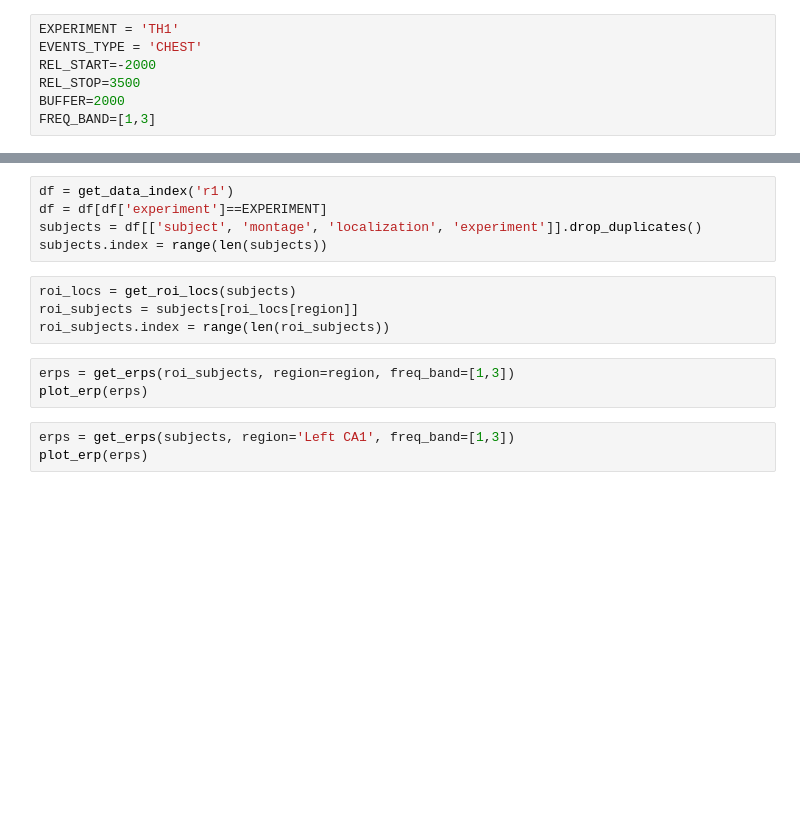
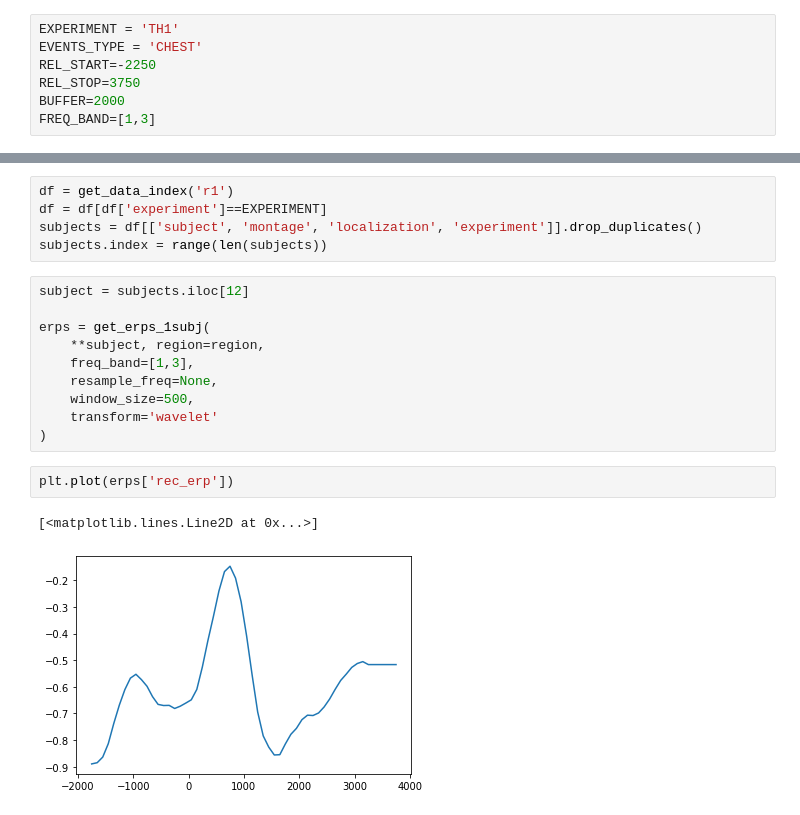
Before and after one commit to shaigoldman/ChestEC, a Jupyter notebook: ERPs.ipynb, the cells around one changed output, grey strips where cells are left out. Cells and saved outputs as stored; diff of their text form; blank space fills up the shorter version.

```diff
--- a/ERPs.ipynb
+++ b/ERPs.ipynb
@@ -18,8 +20,8 @@ pd.set_option('display.max_columns', None)
 # %%
 EXPERIMENT = 'TH1'
 EVENTS_TYPE = 'CHEST'
-REL_START=-2000
-REL_STOP=3500
+REL_START=-2250
+REL_STOP=3750
 BUFFER=2000
 FREQ_BAND=[1,3]
 # %%
@@ -217,13 +259,18 @@ df = get_data_index('r1')
 df = df[df['experiment']==EXPERIMENT]
 subjects = df[['subject', 'montage', 'localization', 'experiment']].drop_duplicates()
 subjects.index = range(len(subjects))
-# %%
-roi_locs = get_roi_locs(subjects)
-roi_subjects = subjects[roi_locs[region]]
-roi_subjects.index = range(len(roi_subjects))
-# %%
-erps = get_erps(roi_subjects, region=region, freq_band=[1,3])
-plot_erp(erps)
-# %%
-erps = get_erps(subjects, region='Left CA1', freq_band=[1,3])
-plot_erp(erps)
+# %%
+subject = subjects.iloc[12]
+
+erps = get_erps_1subj(
+    **subject, region=region,
+    freq_band=[1,3],
+    resample_freq=None,
+    window_size=500,
+    transform='wavelet'
+)
+# %%
+plt.plot(erps['rec_erp'])
+# %% [output]
+[<matplotlib.lines.Line2D at 0x...>]
+[figure, added]
```
Also changed, not shown: parts of 8 cells of this notebook, 1 other file.
